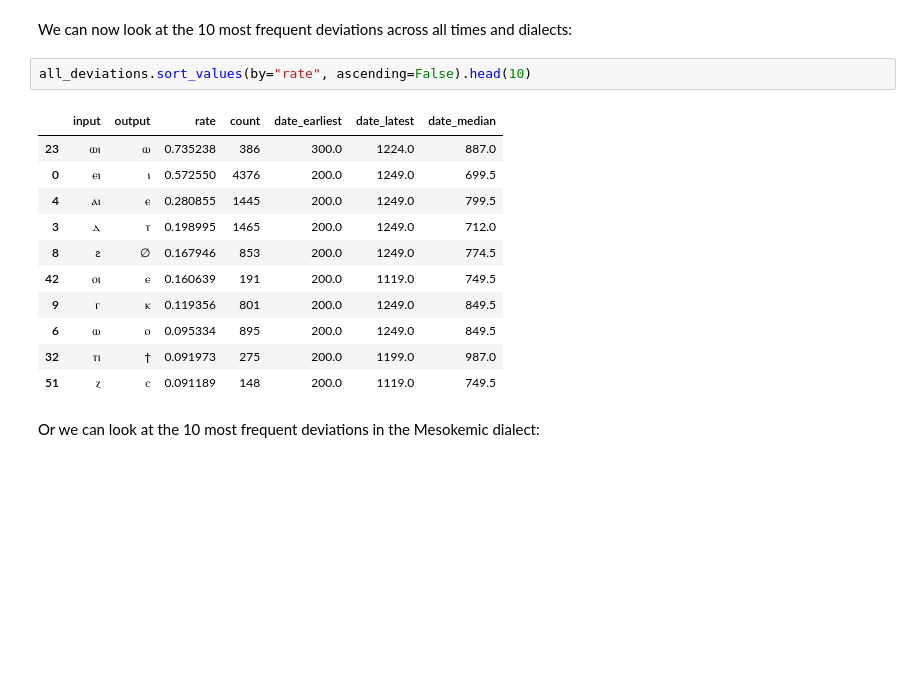
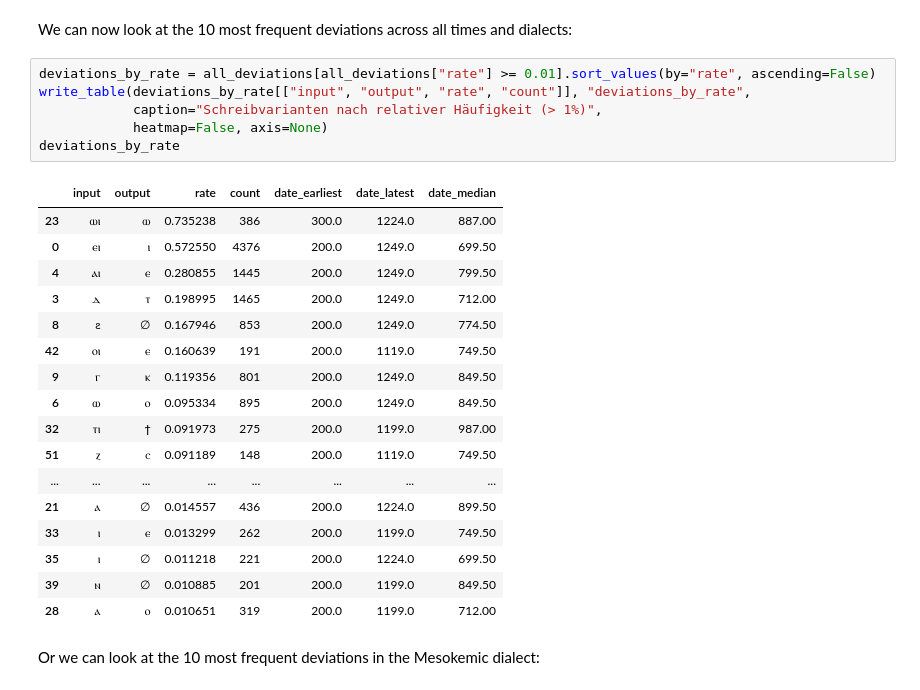
Before and after one commit to kmein/greek-coptic, a Jupyter notebook: greek-coptic.ipynb, the cells around one changed output. Saved outputs shown, nothing was run; the diff lists cells and outputs as text; blank space fills up the shorter version.

```diff
--- a/greek-coptic.ipynb
+++ b/greek-coptic.ipynb
@@ -825,19 +859,29 @@ all_deviations = get_df_deviations(df_diff)
 # %% [markdown]
 We can now look at the 10 most frequent deviations across all times and dialects:
 # %%
-all_deviations.sort_values(by="rate", ascending=False).head(10)
+deviations_by_rate = all_deviations[all_deviations["rate"] >= 0.01].sort_values(by="rate", ascending=False)
+write_table(deviations_by_rate[["input", "output", "rate", "count"]], "deviations_by_rate",
+            caption="Schreibvarianten nach relativer Häufigkeit (> 1%)",
+            heatmap=False, axis=None)
+deviations_by_rate
 # %% [output]
 |  | input | output | rate | count | date_earliest | date_latest | date_median |
-| 23 | ⲱⲓ | ⲱ | 0.735238 | 386 | 300.0 | 1224.0 | 887.0 |
-| 0 | ⲉⲓ | ⲓ | 0.572550 | 4376 | 200.0 | 1249.0 | 699.5 |
-| 4 | ⲁⲓ | ⲉ | 0.280855 | 1445 | 200.0 | 1249.0 | 799.5 |
-| 3 | ⲇ | ⲧ | 0.198995 | 1465 | 200.0 | 1249.0 | 712.0 |
-| 8 | ϩ | ∅ | 0.167946 | 853 | 200.0 | 1249.0 | 774.5 |
-| 42 | ⲟⲓ | ⲉ | 0.160639 | 191 | 200.0 | 1119.0 | 749.5 |
-| 9 | ⲅ | ⲕ | 0.119356 | 801 | 200.0 | 1249.0 | 849.5 |
-| 6 | ⲱ | ⲟ | 0.095334 | 895 | 200.0 | 1249.0 | 849.5 |
-| 32 | ⲧⲓ | ϯ | 0.091973 | 275 | 200.0 | 1199.0 | 987.0 |
-| 51 | ⲍ | ⲥ | 0.091189 | 148 | 200.0 | 1119.0 | 749.5 |
+| 23 | ⲱⲓ | ⲱ | 0.735238 | 386 | 300.0 | 1224.0 | 887.00 |
+| 0 | ⲉⲓ | ⲓ | 0.572550 | 4376 | 200.0 | 1249.0 | 699.50 |
+| 4 | ⲁⲓ | ⲉ | 0.280855 | 1445 | 200.0 | 1249.0 | 799.50 |
+| 3 | ⲇ | ⲧ | 0.198995 | 1465 | 200.0 | 1249.0 | 712.00 |
+| 8 | ϩ | ∅ | 0.167946 | 853 | 200.0 | 1249.0 | 774.50 |
+| 42 | ⲟⲓ | ⲉ | 0.160639 | 191 | 200.0 | 1119.0 | 749.50 |
+| 9 | ⲅ | ⲕ | 0.119356 | 801 | 200.0 | 1249.0 | 849.50 |
+| 6 | ⲱ | ⲟ | 0.095334 | 895 | 200.0 | 1249.0 | 849.50 |
+| 32 | ⲧⲓ | ϯ | 0.091973 | 275 | 200.0 | 1199.0 | 987.00 |
+| 51 | ⲍ | ⲥ | 0.091189 | 148 | 200.0 | 1119.0 | 749.50 |
+| ... | ... | ... | ... | ... | ... | ... | ... |
+| 21 | ⲁ | ∅ | 0.014557 | 436 | 200.0 | 1224.0 | 899.50 |
+| 33 | ⲓ | ⲉ | 0.013299 | 262 | 200.0 | 1199.0 | 749.50 |
+| 35 | ⲓ | ∅ | 0.011218 | 221 | 200.0 | 1224.0 | 699.50 |
+| 39 | ⲛ | ∅ | 0.010885 | 201 | 200.0 | 1199.0 | 849.50 |
+| 28 | ⲁ | ⲟ | 0.010651 | 319 | 200.0 | 1199.0 | 712.00 |
 # %% [markdown]
 Or we can look at the 10 most frequent deviations in the Mesokemic dialect:
 # %%
```
Also changed, not shown: parts of 11 cells of this notebook.
